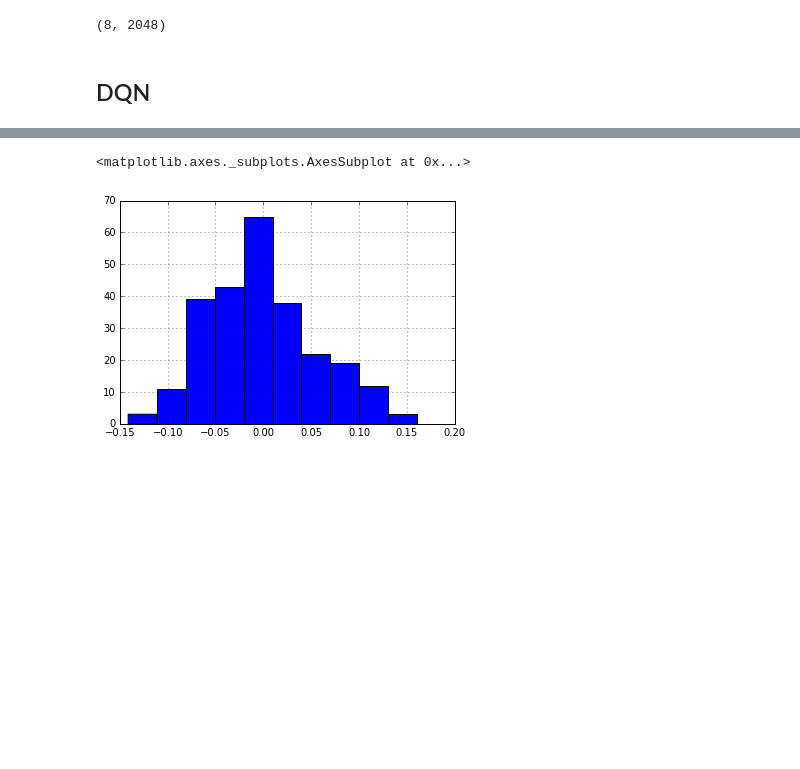
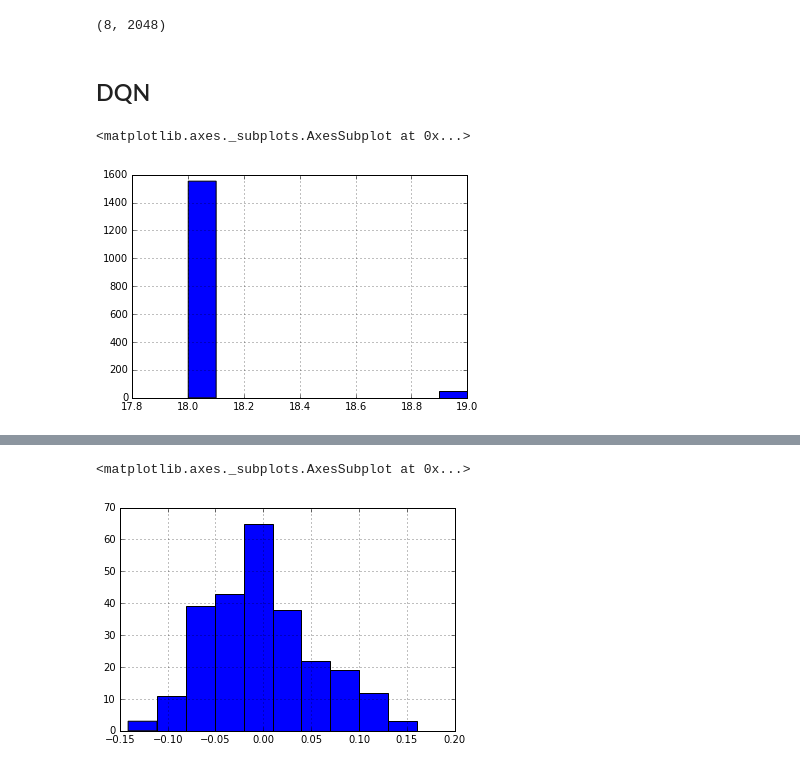
Before and after one commit to PeerM/neslearn_bachelor, a Jupyter notebook: hsa/notebooks/check_replay_memory.ipynb, the cells around one changed output, grey strips where cells are left out. Saved outputs shown, nothing was run; the diff lists cells and outputs as text; code cells hidden in the pictures; blank space fills up the shorter version.

```diff
--- a/hsa/notebooks/check_replay_memory.ipynb
+++ b/hsa/notebooks/check_replay_memory.ipynb
@@ -53,6 +59,14 @@ prediction = dqn.predict(np.array(
      rams.values[280], rams.values[340],
      rams.values[800], rams.values[1000],
      rams.values[2000], rams.values[300], ]))
+# %%
+rands = np.random.uniform(120, 3000, (200, 8)).astype(dtype=np.int32)
+large_prediction = np.concatenate([dqn.predict(np.array([rams.values[i] for i in batch_indexes])) for batch_indexes in rands])
+# %%
+pandas.Series([prediction.argmax() for prediction in large_prediction]).hist()
+# %% [output]
+<matplotlib.axes._subplots.AxesSubplot at 0x...>
+[figure, added]
 # %%
 pandas.Series(prediction[0]).plot()
 # %% [output]
```
Also changed, not shown: parts of 4 cells of this notebook, 6 other files.
